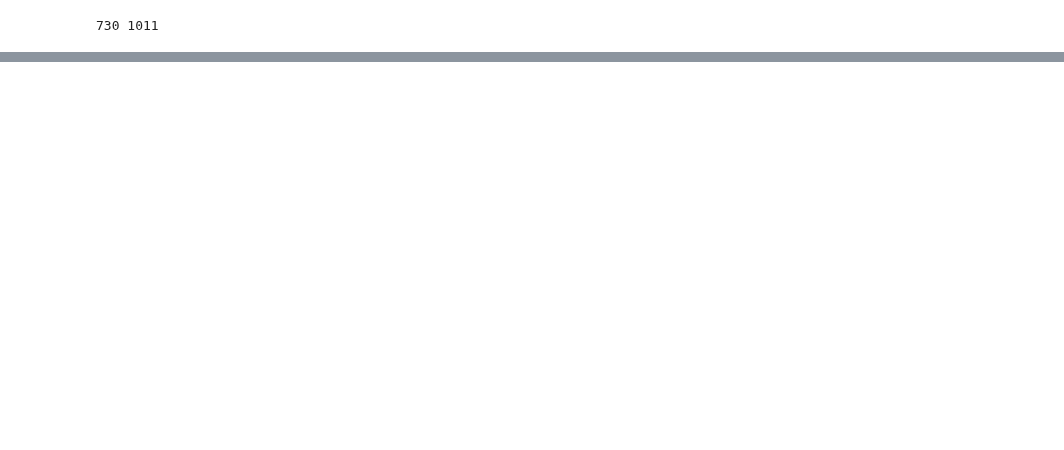
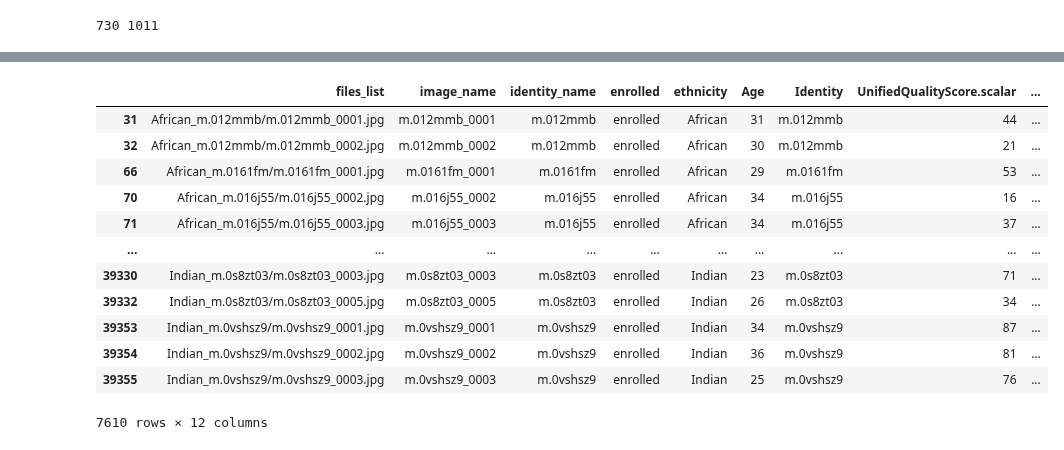
Before and after one commit to Kat-Gabi/Master_Thesis, a Jupyter notebook: notebooks/data_processing/data_final_age_ofiq_filtering_BIBEL.ipynb, the cells around one changed output, grey strips where cells are left out. Drawn from its saved outputs; the diff is of its cells as text; code cells hidden in the pictures; blank space fills up the shorter version.

Commit message:
updated BIBLE for adults and similarity/OFIQ analysis completed

```diff
--- a/notebooks/data_processing/data_final_age_ofiq_filtering_BIBEL.ipynb
+++ b/notebooks/data_processing/data_final_age_ofiq_filtering_BIBEL.ipynb
@@ -80,7 +80,7 @@ Name: Age, dtype: float64
 **Remove adults data with age standard deviation above 5.**
 # %%
 adults_age_std = adults_all[adults_all.identity_name.isin(enrolled_identity_names_a)].groupby("identity_name").Age.std().sort_values(ascending=False)
-adults_below_5std = adults_age_std[adults_age_std >= 5].index
+adults_below_5std = adults_age_std[adults_age_std >= 10].index
 #all adults NOT with age std below 5
 final_filtered_adults_df = adults_all[~adults_all.identity_name.isin(adults_below_5std)]
 # %%
@@ -295,0 +203,3 @@ final_filtered_adults_df
+# %%
+
+OFIQ_filtered_adults = pd.read_csv('../../data/image_info_csvs/Image_pairs_similarityscores_OFIQ_worst_dropped.csv')
@@ -296,5 +212,8 @@ final_filtered_adults_df
 # %%
 # der er flere navne 5500 ca fra final_filtered_adults_df der er i den 7627 lange OFIQ df.
 #  der er 3189 navne fra ofiq, der er i final_filtered_adults_df
+nyeste_måske = final_filtered_adults_df[final_filtered_adults_df.image_name.isin(OFIQ_filtered_adults['image_name'])]
+# final_filtered_adults_df[final_filtered_adults_df.image_name.isin(OFIQ_filtered_adults['image_name'])]
 
-final_filtered_adults_df[final_filtered_adults_df.image_name.isin(filtered_adults_all['image_name'])]
+print(len(nyeste_måske['identity_name'].unique()))
+print(len(nyeste_måske['image_name'].unique()))
@@ -356 +220,17 @@ final_adults_all
+# %%
+nyeste_måske
+# %% [output]
+|  | files_list | image_name | identity_name | enrolled | ethnicity | Age | Identity | UnifiedQualityScore.scalar | ... |
+| 31 | African_m.012mmb/m.012mmb_0001.jpg | m.012mmb_0001 | m.012mmb | enrolled | African | 31 | m.012mmb | 44 | ... |
+| 32 | African_m.012mmb/m.012mmb_0002.jpg | m.012mmb_0002 | m.012mmb | enrolled | African | 30 | m.012mmb | 21 | ... |
+| 66 | African_m.0161fm/m.0161fm_0001.jpg | m.0161fm_0001 | m.0161fm | enrolled | African | 29 | m.0161fm | 53 | ... |
+| 70 | African_m.016j55/m.016j55_0002.jpg | m.016j55_0002 | m.016j55 | enrolled | African | 34 | m.016j55 | 16 | ... |
+| 71 | African_m.016j55/m.016j55_0003.jpg | m.016j55_0003 | m.016j55 | enrolled | African | 34 | m.016j55 | 37 | ... |
+| ... | ... | ... | ... | ... | ... | ... | ... | ... | ... |
+| 39330 | Indian_m.0s8zt03/m.0s8zt03_0003.jpg | m.0s8zt03_0003 | m.0s8zt03 | enrolled | Indian | 23 | m.0s8zt03 | 71 | ... |
+| 39332 | Indian_m.0s8zt03/m.0s8zt03_0005.jpg | m.0s8zt03_0005 | m.0s8zt03 | enrolled | Indian | 26 | m.0s8zt03 | 34 | ... |
+| 39353 | Indian_m.0vshsz9/m.0vshsz9_0001.jpg | m.0vshsz9_0001 | m.0vshsz9 | enrolled | Indian | 34 | m.0vshsz9 | 87 | ... |
+| 39354 | Indian_m.0vshsz9/m.0vshsz9_0002.jpg | m.0vshsz9_0002 | m.0vshsz9 | enrolled | Indian | 36 | m.0vshsz9 | 81 | ... |
+| 39355 | Indian_m.0vshsz9/m.0vshsz9_0003.jpg | m.0vshsz9_0003 | m.0vshsz9 | enrolled | Indian | 25 | m.0vshsz9 | 76 | ... |
+7610 rows × 12 columns
 # %%
```
Also changed, not shown: parts of 26 cells of this notebook, 3 other files.
